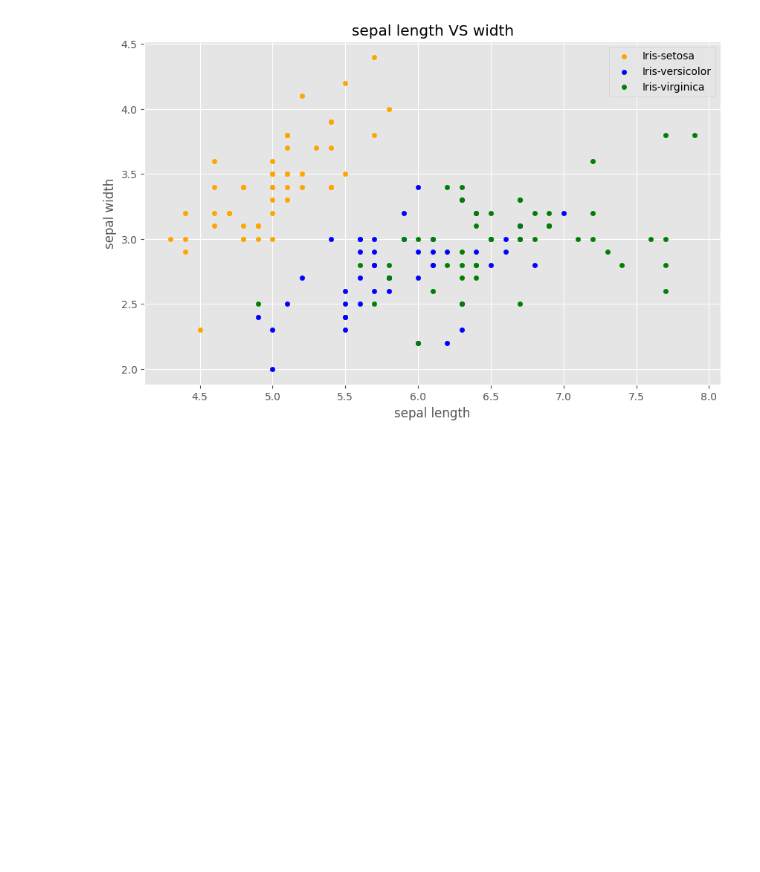
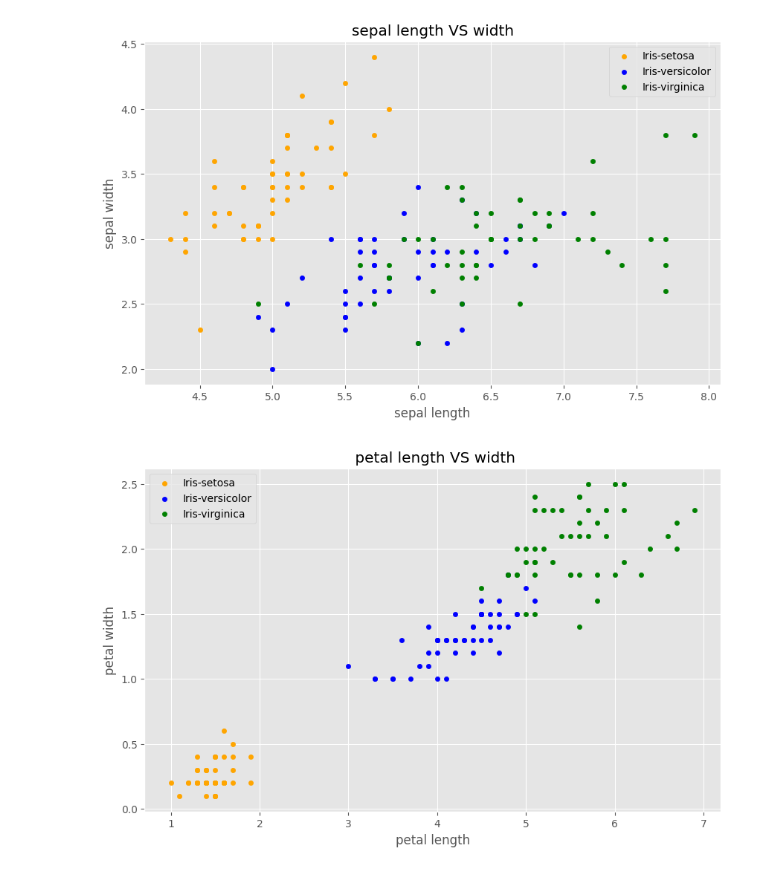
Before and after one commit to Godoca2/tarea-5, a Jupyter notebook: exploracion_datset_iris.ipynb, the cells around one changed output. Drawn from its saved outputs; the diff is of its cells as text; code cells hidden in the pictures; blank space fills up the shorter version.

```diff
--- a/exploracion_datset_iris.ipynb
+++ b/exploracion_datset_iris.ipynb
@@ -68,3 +70,15 @@ fig.set_size_inches(10,6)
 plt.show()
 # %% [output]
 [figure]
+# %%
+fig = df_iris[df_iris.Species=='Iris-setosa'].plot.scatter(x='petal length',y='petal width',color='orange', label='Iris-setosa')
+df_iris[df_iris.Species=='Iris-versicolor'].plot.scatter(x='petal length',y='petal width',color='blue', label='Iris-versicolor',ax=fig)
+df_iris[df_iris.Species=='Iris-virginica'].plot.scatter(x='petal length',y='petal width',color='green', label='Iris-virginica', ax=fig)
+fig.set_xlabel("petal length")
+fig.set_ylabel("petal width")
+fig.set_title(" petal length VS width")
+fig=plt.gcf()
+fig.set_size_inches(10,6)
+plt.show()
+# %% [output]
+[figure, added]
```
Also changed, not shown: parts of 4 cells of this notebook.
